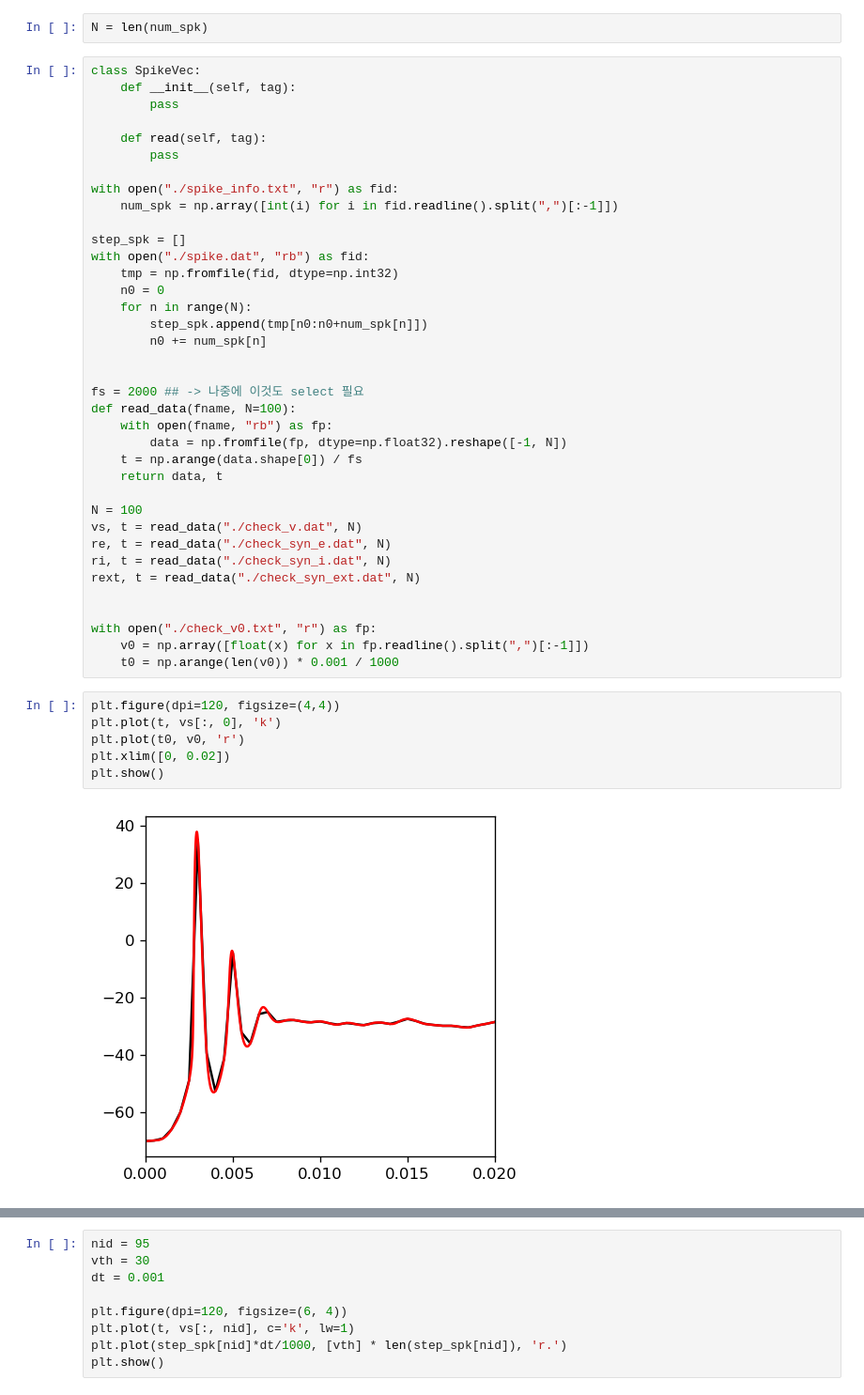
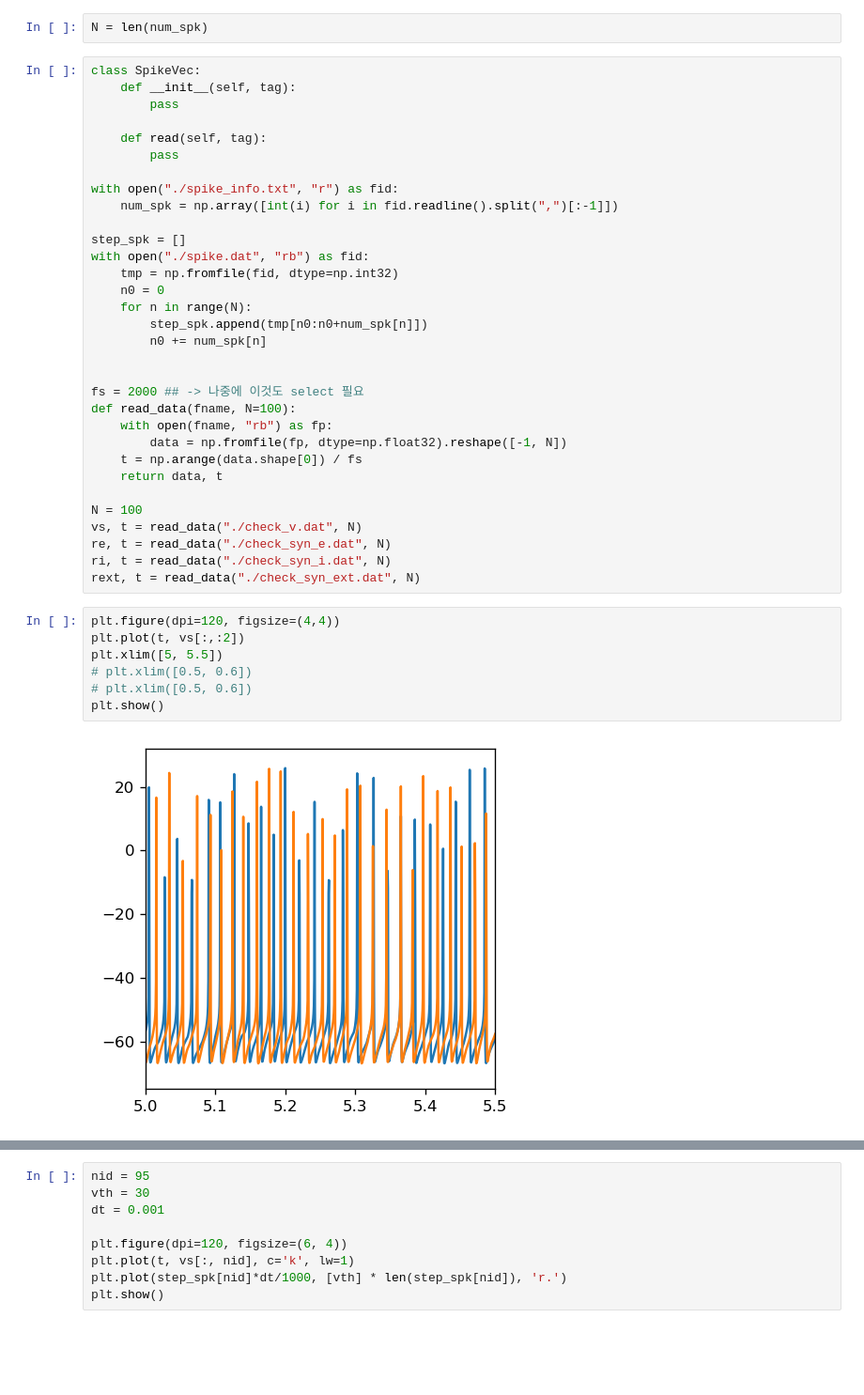
Before and after one commit to jyKim-97/hh_neuralnet, a Jupyter notebook: ei_wb_pop/view.ipynb, the cells around one changed output, grey strips where cells are left out. Shown at 94% size. Cells and saved outputs as stored; diff of their text form; blank space fills up the shorter version.

```diff
--- a/ei_wb_pop/view.ipynb
+++ b/ei_wb_pop/view.ipynb
@@ -35,16 +35,12 @@ vs, t = read_data("./check_v.dat", N)
 re, t = read_data("./check_syn_e.dat", N)
 ri, t = read_data("./check_syn_i.dat", N)
 rext, t = read_data("./check_syn_ext.dat", N)
-
-
-with open("./check_v0.txt", "r") as fp:
-    v0 = np.array([float(x) for x in fp.readline().split(",")[:-1]])
-    t0 = np.arange(len(v0)) * 0.001 / 1000
 # %%
 plt.figure(dpi=120, figsize=(4,4))
-plt.plot(t, vs[:, 0], 'k')
-plt.plot(t0, v0, 'r')
-plt.xlim([0, 0.02])
+plt.plot(t, vs[:,:2])
+plt.xlim([5, 5.5])
+# plt.xlim([0.5, 0.6])
+# plt.xlim([0.5, 0.6])
 plt.show()
 # %% [output]
-[figure, old version]
+[figure, new version]
```
Also changed, not shown: parts of 25 cells of this notebook, 2 other files.
